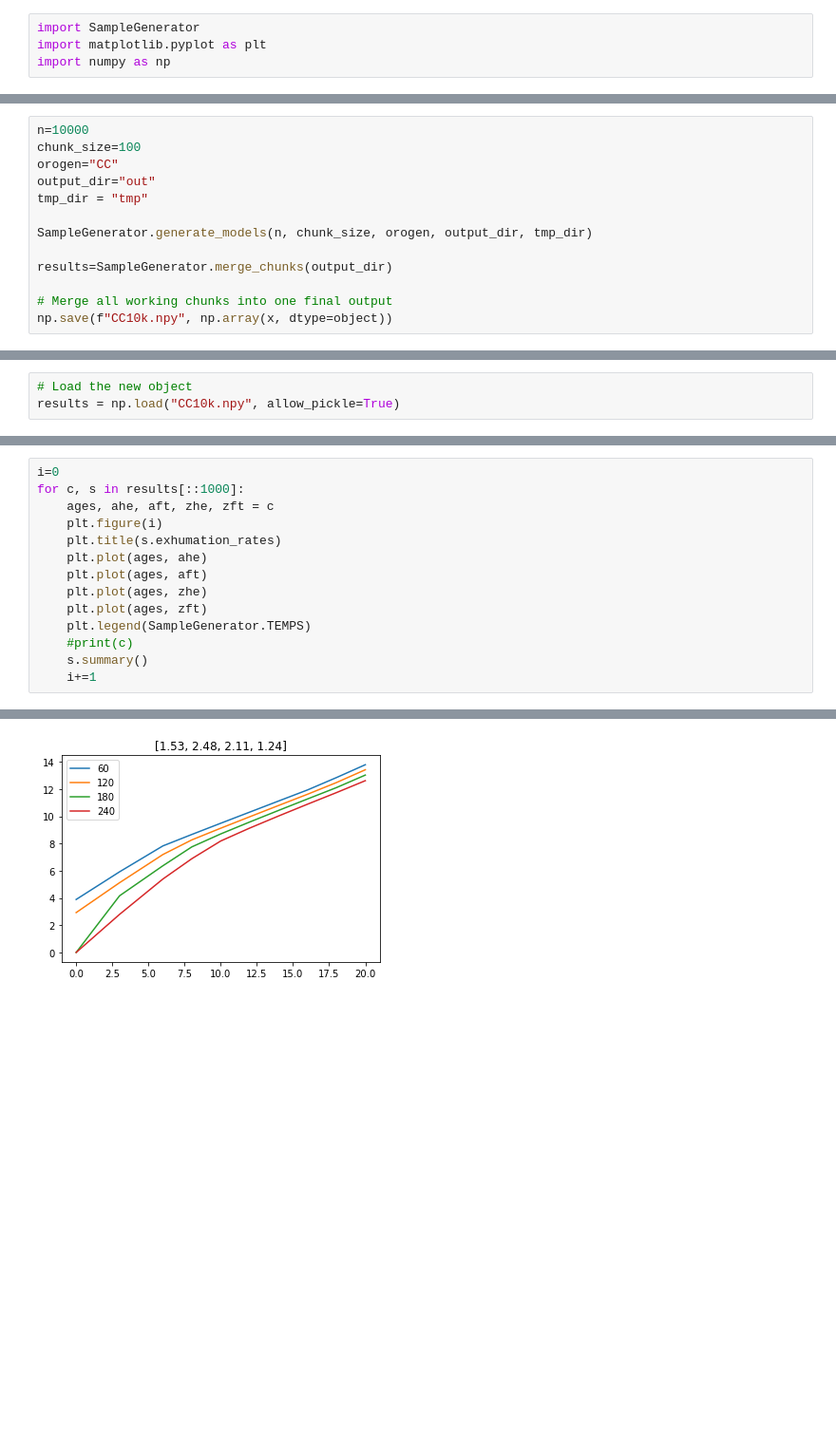
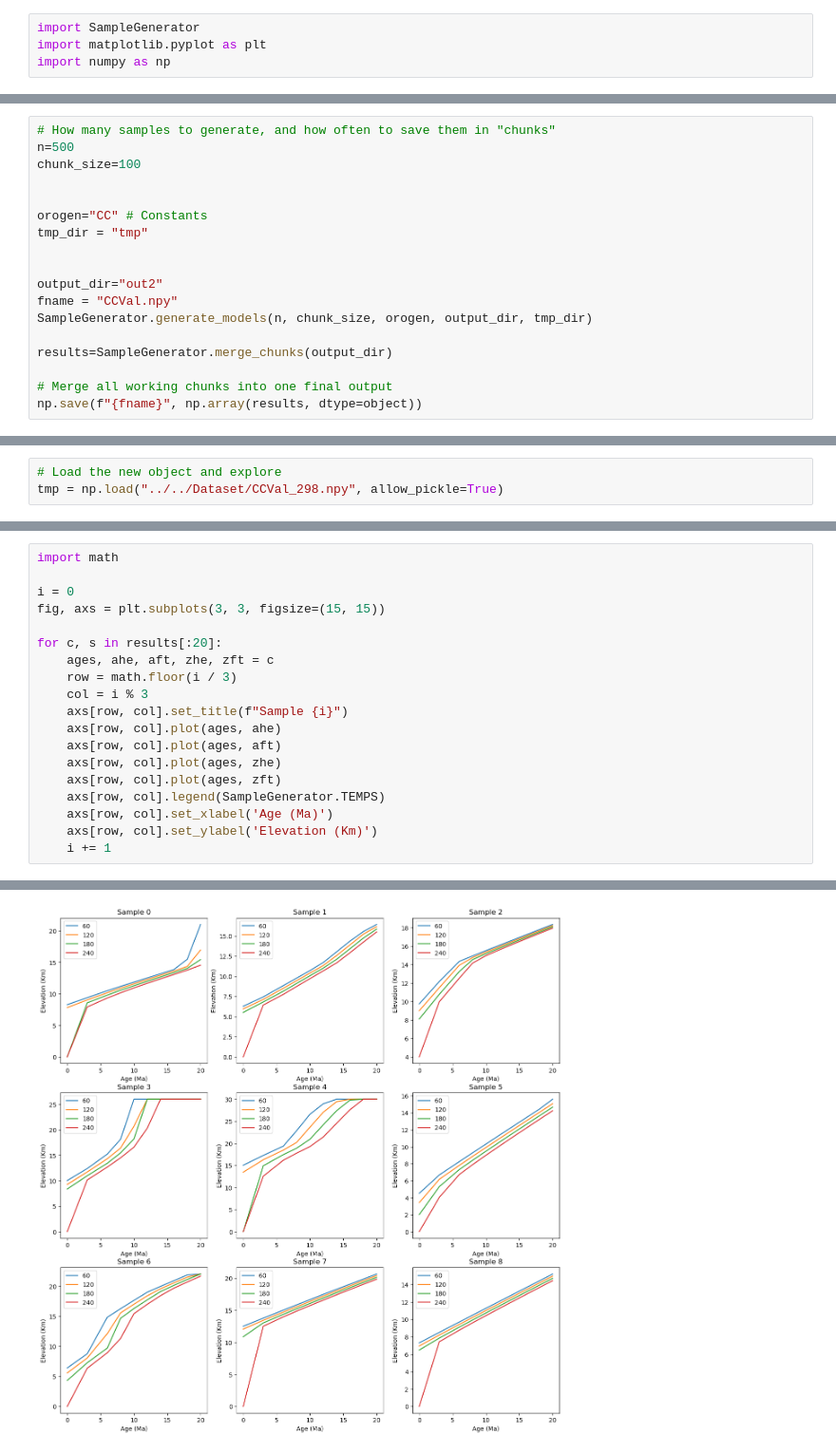
Before and after one commit to yhhjo/MountainAI, a Jupyter notebook: DataGeneration/Python/DataGenerator.ipynb, the cells around one changed output, grey strips where cells are left out. Shown: that part at 95% size. Cells and saved outputs as stored; diff of their text form; blank space fills up the shorter version.

```diff
--- a/DataGeneration/Python/DataGenerator.ipynb
+++ b/DataGeneration/Python/DataGenerator.ipynb
@@ -7,13 +7,18 @@ import numpy as np
 # %%
-n=10000
+# How many samples to generate, and how often to save them in "chunks"
+n=500
 chunk_size=100
-orogen="CC"
-output_dir="out"
+
+
+orogen="CC" # Constants
 tmp_dir = "tmp"
 
+
+output_dir="out2"
+fname = "CCVal.npy"
 SampleGenerator.generate_models(n, chunk_size, orogen, output_dir, tmp_dir)
 
 results=SampleGenerator.merge_chunks(output_dir)
 
 # Merge all working chunks into one final output
-np.save(f"CC10k.npy", np.array(x, dtype=object))
+np.save(f"{fname}", np.array(results, dtype=object))
@@ -20,3 +33,3 @@ np.save(f"CC10k.npy", np.array(x, dtype=object))
 # %%
-# Load the new object
-results = np.load("CC10k.npy", allow_pickle=True)
+# Load the new object and explore
+tmp = np.load("../../Dataset/CCVal_298.npy", allow_pickle=True)
@@ -23,15 +175,20 @@ results = np.load("CC10k.npy", allow_pickle=True)
 # %%
-i=0
-for c, s in results[::1000]:
+import math
+
+i = 0
+fig, axs = plt.subplots(3, 3, figsize=(15, 15))
+
+for c, s in results[:20]:
     ages, ahe, aft, zhe, zft = c
-    plt.figure(i)
-    plt.title(s.exhumation_rates)
-    plt.plot(ages, ahe)
-    plt.plot(ages, aft)
-    plt.plot(ages, zhe)
-    plt.plot(ages, zft)
-    plt.legend(SampleGenerator.TEMPS)
-    #print(c)
-    s.summary()
-    i+=1
+    row = math.floor(i / 3)
+    col = i % 3
+    axs[row, col].set_title(f"Sample {i}")
+    axs[row, col].plot(ages, ahe)
+    axs[row, col].plot(ages, aft)
+    axs[row, col].plot(ages, zhe)
+    axs[row, col].plot(ages, zft)
+    axs[row, col].legend(SampleGenerator.TEMPS)
+    axs[row, col].set_xlabel('Age (Ma)')
+    axs[row, col].set_ylabel('Elevation (Km)')
+    i += 1
 # %% [output]
@@ -55 +196 @@ surf_temp = 1.0
-[figure, old version]
+[figure, new version]
```
Also changed, not shown: parts of 28 cells of this notebook, 7 other files.
